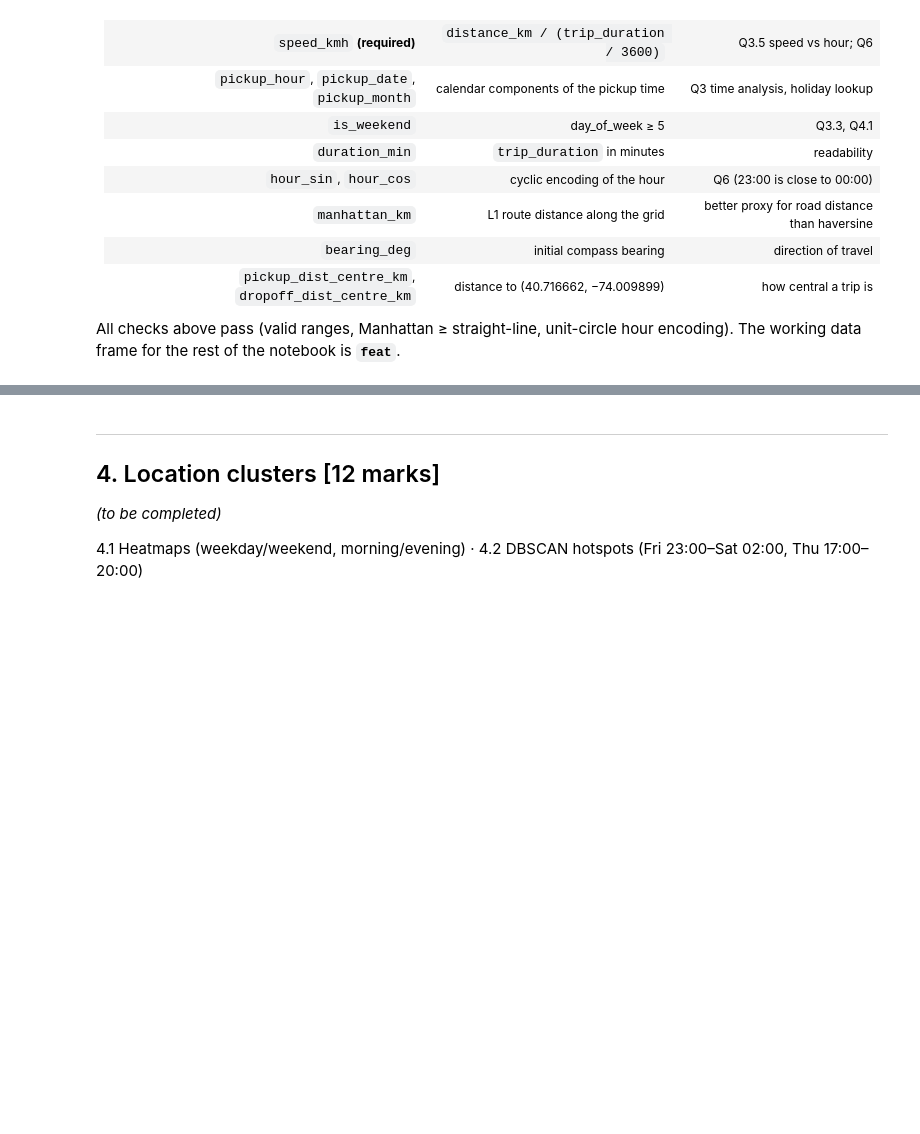
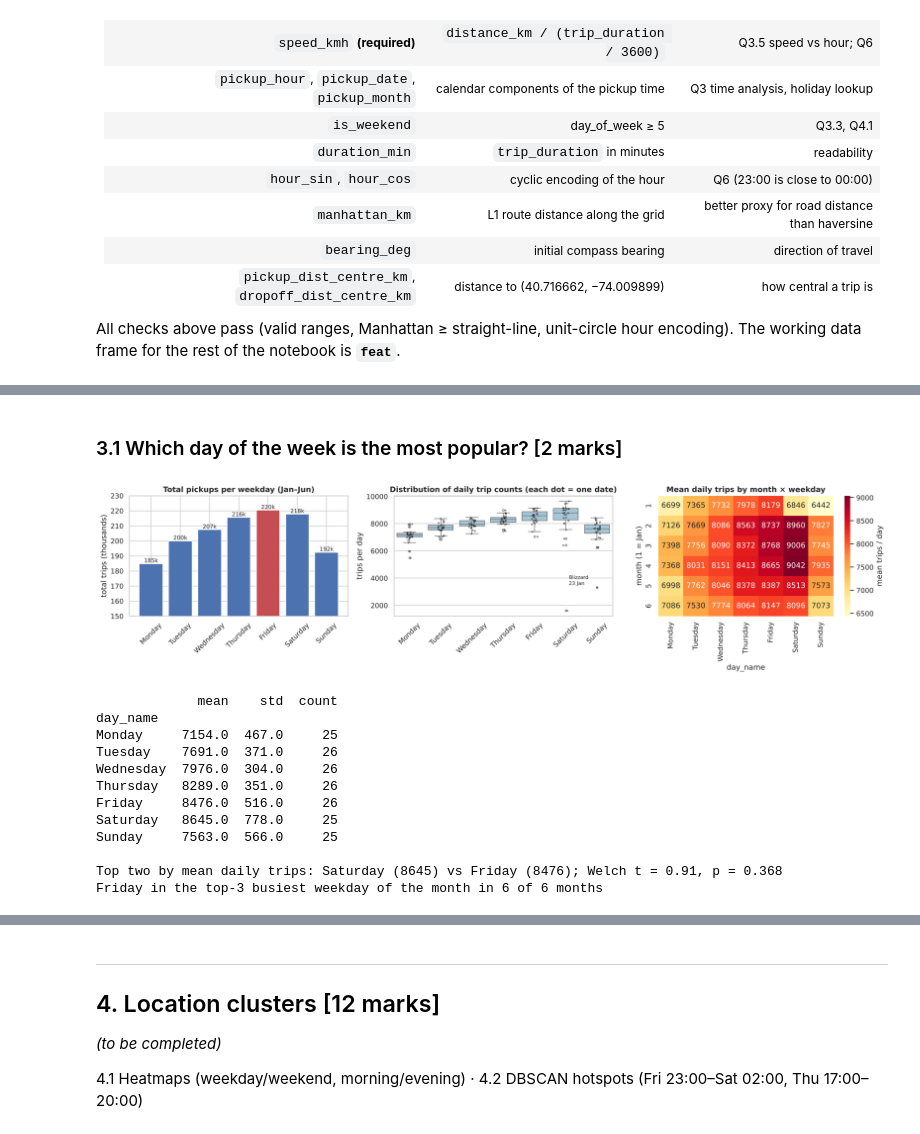
Before and after one commit to EmmanuelAzu/DVE_Assignment_2, a Jupyter notebook: DVE_Assignment_2.ipynb, the cells around one changed output, grey strips where cells are left out. Saved outputs shown, nothing was run; the diff lists cells and outputs as text; code cells hidden in the pictures; blank space fills up the shorter version.

```diff
--- a/DVE_Assignment_2.ipynb
+++ b/DVE_Assignment_2.ipynb
@@ -455,0 +462,15 @@ rest of the notebook is **`feat`**.
+# %%
+from scipy import stats
+
+DAYS = ["Monday", "Tuesday", "Wednesday", "Thursday", "Friday", "Saturday", "Sunday"]
+daily = feat.groupby("pickup_date").size().rename("trips").to_frame()
+daily["dow"] = daily.index.dayofweek
+daily["day_name"] = pd.Categorical([DAYS[d] for d in daily.dow], categories=DAYS, ordered=True)
+daily["month"] = daily.index.month
+
+STORM = pd.to_datetime(["2016-01-23", "2016-01-24", "2016-01-25"])           # Winter Storm Jonas and its aftermath
+daily["storm"] = daily.index.isin(STORM)
+
+hourly = feat.groupby(["pickup_date", "pickup_hour"]).size().unstack(fill_value=0)   # date x hour counts
+print("Calendar days:", len(daily), "| occurrences of each weekday:", daily.dow.value_counts().sort_index().unique())
+daily.sort_values("trips").head(5)
@@ -455,0 +486,46 @@ rest of the notebook is **`feat`**.
+# %% [markdown]
+### 3.1 Which day of the week is the most popular? [2 marks]
+# %%
+total_by_day = feat.groupby("day_name", observed=True).size()
+typical = daily[~daily.storm]                                                  # daily counts without the blizzard days
+mean_by_day = typical.groupby("day_name", observed=True).trips.agg(["mean", "std", "count"])
+
+fig, axes = plt.subplots(1, 3, figsize=(18, 4.5))
+cols = ["#4c72b0"] * 7; cols[total_by_day.values.argmax()] = "#c44e52"
+axes[0].bar(DAYS, total_by_day.values / 1e3, color=cols)
+for i, v in enumerate(total_by_day.values): axes[0].text(i, v / 1e3, f"{v/1e3:.0f}k", ha="center", va="bottom", fontsize=9)
+axes[0].set_ylim(150, 230); axes[0].set_ylabel("total trips (thousands)"); axes[0].set_title("Total pickups per weekday (Jan–Jun)")
+axes[0].tick_params(axis="x", rotation=45)
+
+sns.boxplot(data=daily, x="day_name", y="trips", ax=axes[1], color="#9ecae1", fliersize=3)
+sns.stripplot(data=daily, x="day_name", y="trips", ax=axes[1], color="k", size=3, alpha=.5)
+axes[1].set_title("Distribution of daily trip counts (each dot = one date)"); axes[1].set_xlabel(""); axes[1].set_ylabel("trips per day")
+axes[1].tick_params(axis="x", rotation=45)
+axes[1].annotate("Blizzard\n23 Jan", xy=(5, 1614), xytext=(5.1, 3500), fontsize=8, arrowprops=dict(arrowstyle="->"))
+
+piv = daily.pivot_table(index="month", columns="day_name", values="trips", aggfunc="mean", observed=True)
+sns.heatmap(piv, annot=True, fmt=".0f", cmap="YlOrRd", ax=axes[2], cbar_kws={"label": "mean trips / day"})
+axes[2].set_title("Mean daily trips by month × weekday"); axes[2].set_ylabel("month (1 = Jan)")
+plt.tight_layout(); savefig("q3_1_popular_day"); plt.show()
+
+print(mean_by_day.round(0).to_string())
+# Is the winner statistically distinguishable from the runner-up? (Welch t-test on daily counts, storm excluded)
+top2 = mean_by_day["mean"].nlargest(2).index
+a, b = (typical[typical.day_name == d].trips for d in top2)
+t, p = stats.ttest_ind(a, b, equal_var=False)
+print(f"\nTop two by mean daily trips: {top2[0]} ({a.mean():.0f}) vs {top2[1]} ({b.mean():.0f}); Welch t = {t:.2f}, p = {p:.3f}")
+print("Friday in the top-3 busiest weekday of the month in", int((piv.rank(axis=1, ascending=False)["Friday"] <= 3).sum()), "of 6 months")
+# %% [output]
+[figure, added]
+             mean    std  count
+day_name
+Monday     7154.0  467.0     25
+Tuesday    7691.0  371.0     26
+Wednesday  7976.0  304.0     26
+Thursday   8289.0  351.0     26
+Friday     8476.0  516.0     26
+Saturday   8645.0  778.0     25
+Sunday     7563.0  566.0     25
+
+Top two by mean daily trips: Saturday (8645) vs Friday (8476); Welch t = 0.91, p = 0.368
+Friday in the top-3 busiest weekday of the month in 6 of 6 months
```
Also changed, not shown: parts of 19 cells of this notebook, 8 other files.
